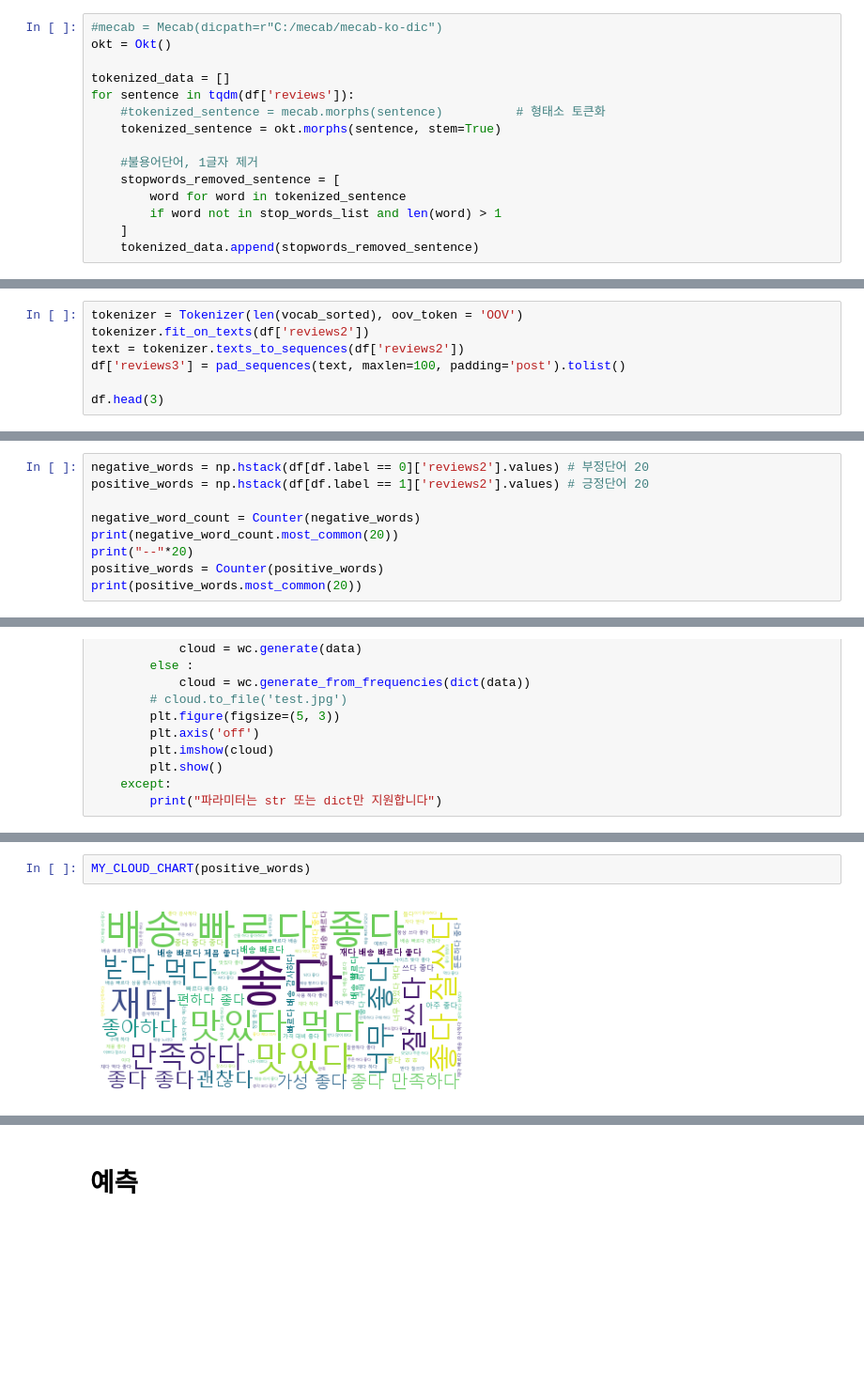
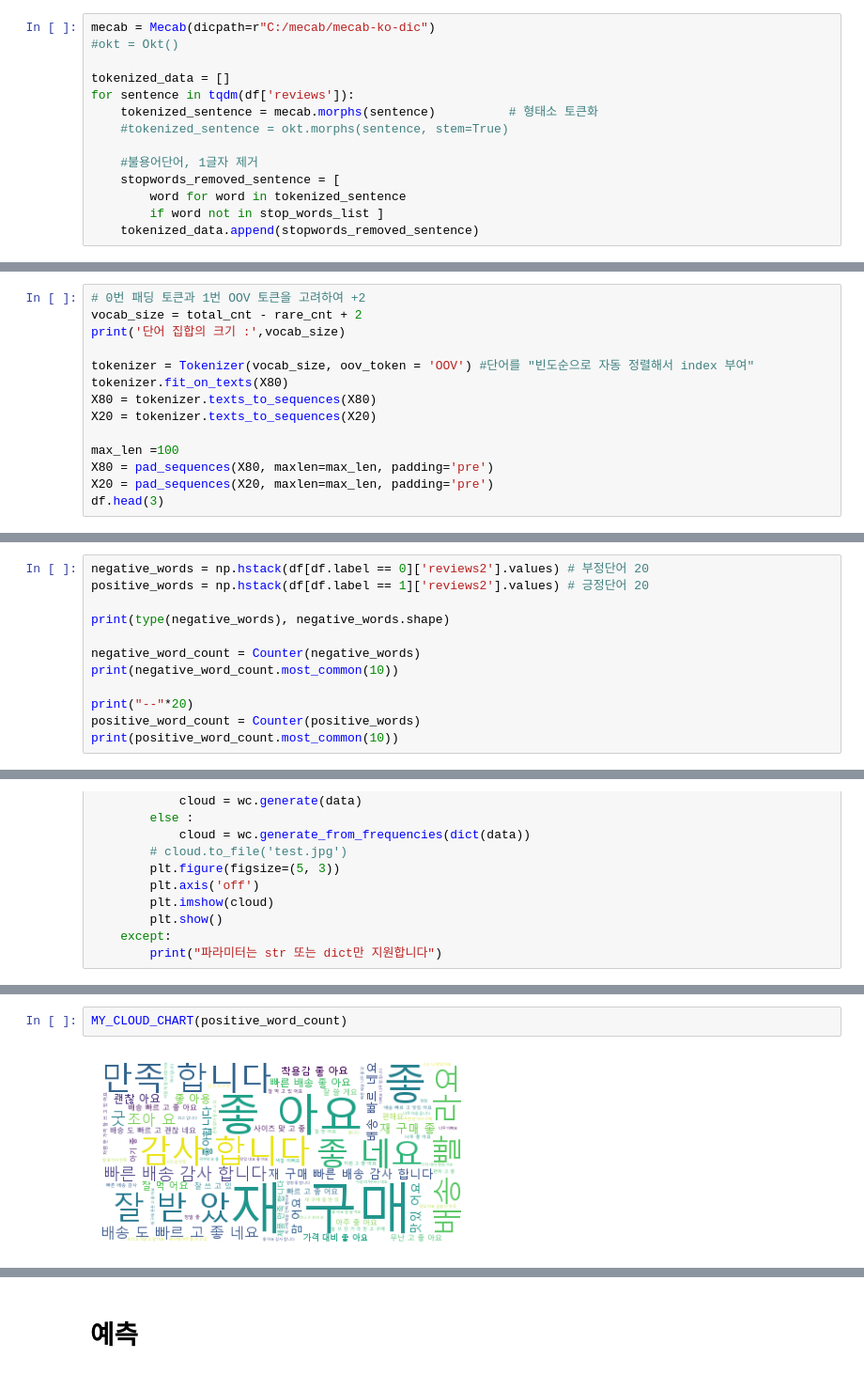
Before and after one commit to han00jh/DL-Study, a Jupyter notebook: LLM/lec09_[실습]네이버쇼핑리뷰.ipynb, the cells around one changed output, grey strips where cells are left out. Shown at 94% size. Drawn from its saved outputs; the diff is of its cells as text; blank space fills up the shorter version.

```diff
--- a/LLM/lec09_[실습]네이버쇼핑리뷰.ipynb
+++ b/LLM/lec09_[실습]네이버쇼핑리뷰.ipynb
@@ -88,19 +95,18 @@ print('불용어 10개 출력 :',stop_words_list[:10])
 불용어 개수 : 595
 불용어 10개 출력 : ['가', '가까스로', '가령', '각', '각각', '각자', '각종', '갖고말하자면', '같다', '같이']
 # %%
-#mecab = Mecab(dicpath=r"C:/mecab/mecab-ko-dic")
-okt = Okt()
+mecab = Mecab(dicpath=r"C:/mecab/mecab-ko-dic")
+#okt = Okt()
 
 tokenized_data = []
 for sentence in tqdm(df['reviews']):
-    #tokenized_sentence = mecab.morphs(sentence)          # 형태소 토큰화
-    tokenized_sentence = okt.morphs(sentence, stem=True)
+    tokenized_sentence = mecab.morphs(sentence)          # 형태소 토큰화
+    #tokenized_sentence = okt.morphs(sentence, stem=True)
 
     #불용어단어, 1글자 제거
     stopwords_removed_sentence = [
         word for word in tokenized_sentence
-        if word not in stop_words_list and len(word) > 1
-    ]
+        if word not in stop_words_list ]
     tokenized_data.append(stopwords_removed_sentence)
 # %%
 print( len(tokenized_data), len(df) )
@@ -215,8 +190,15 @@ below_threshold_len(max_len, df['reviews2'])
 # %%
-tokenizer = Tokenizer(len(vocab_sorted), oov_token = 'OOV')
-tokenizer.fit_on_texts(df['reviews2'])
-text = tokenizer.texts_to_sequences(df['reviews2'])
-df['reviews3'] = pad_sequences(text, maxlen=100, padding='post').tolist()
+# 0번 패딩 토큰과 1번 OOV 토큰을 고려하여 +2
+vocab_size = total_cnt - rare_cnt + 2
+print('단어 집합의 크기 :',vocab_size)
 
+tokenizer = Tokenizer(vocab_size, oov_token = 'OOV') #단어를 "빈도순으로 자동 정렬해서 index 부여"
+tokenizer.fit_on_texts(X80)
+X80 = tokenizer.texts_to_sequences(X80)
+X20 = tokenizer.texts_to_sequences(X20)
+
+max_len =100
+X80 = pad_sequences(X80, maxlen=max_len, padding='pre')
+X20 = pad_sequences(X20, maxlen=max_len, padding='pre')
 df.head(3)
 # %% [output]
@@ -272,9 +255,12 @@ plt.show()
 negative_words = np.hstack(df[df.label == 0]['reviews2'].values) # 부정단어 20
 positive_words = np.hstack(df[df.label == 1]['reviews2'].values) # 긍정단어 20
 
+print(type(negative_words), negative_words.shape)
+
 negative_word_count = Counter(negative_words)
-print(negative_word_count.most_common(20))
+print(negative_word_count.most_common(10))
+
 print("--"*20)
-positive_words = Counter(positive_words)
-print(positive_words.most_common(20))
+positive_word_count = Counter(positive_words)
+print(positive_word_count.most_common(10))
 # %% [output]
@@ -317,7 +305,7 @@ MY_CLOUD_CHART(tk.word_counts)
 # %%
-MY_CLOUD_CHART(positive_words)
+MY_CLOUD_CHART(positive_word_count)
 # %% [output]
-[figure, old version]
+[figure, new version]
 # %%
 MY_CLOUD_CHART(negative_word_count)
 # %% [output]
```
Also changed, not shown: parts of 43 cells of this notebook, 3 other files.
